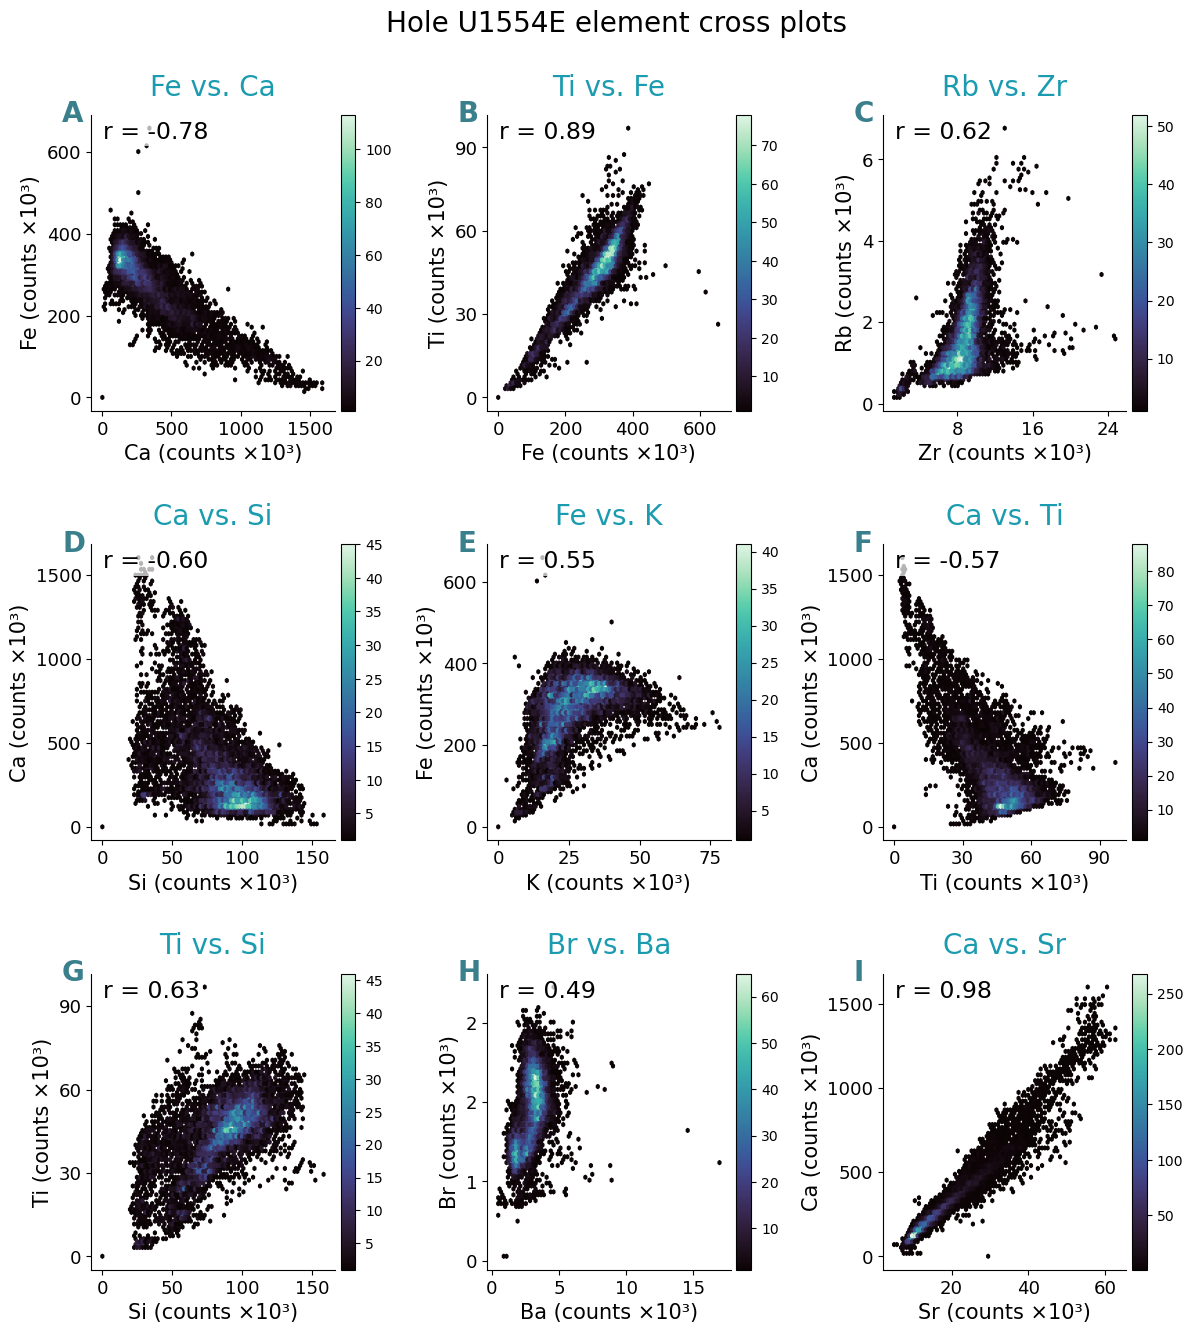
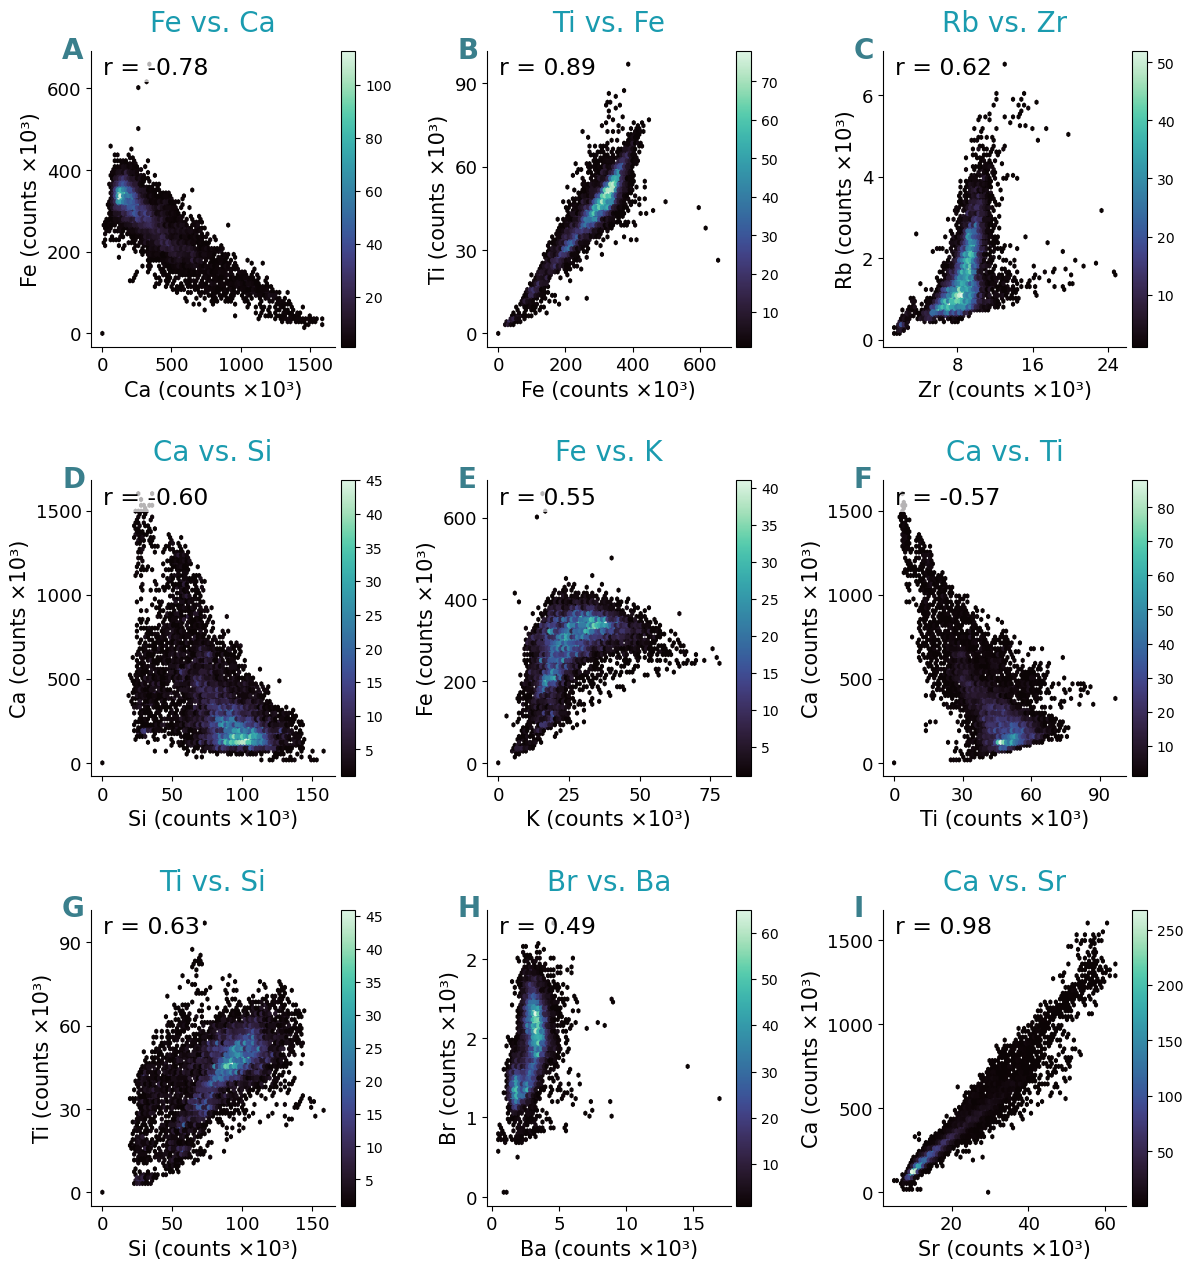
Unified diff of the notebook cell whose output changed from the first chart to the second:
--- before
+++ after
@@ -43,5 +43,10 @@
     ax.tick_params(labelsize=13)
 
-fig.suptitle('Hole U1554E element cross plots', fontsize=20, y=0.95)
+# fig.suptitle('Hole U1554E element cross plots', fontsize=20, y=0.95)
+
+# ── save figure ────────────────────────────────────────────────────────────────
+fig.savefig('figures/U1554/U1554_crossplot_HoleE.png',
+            dpi=300, bbox_inches='tight')
+
 plt.subplots_adjust(hspace=0.45, wspace=0.35)
 plt.show()

Commit: save high res figs